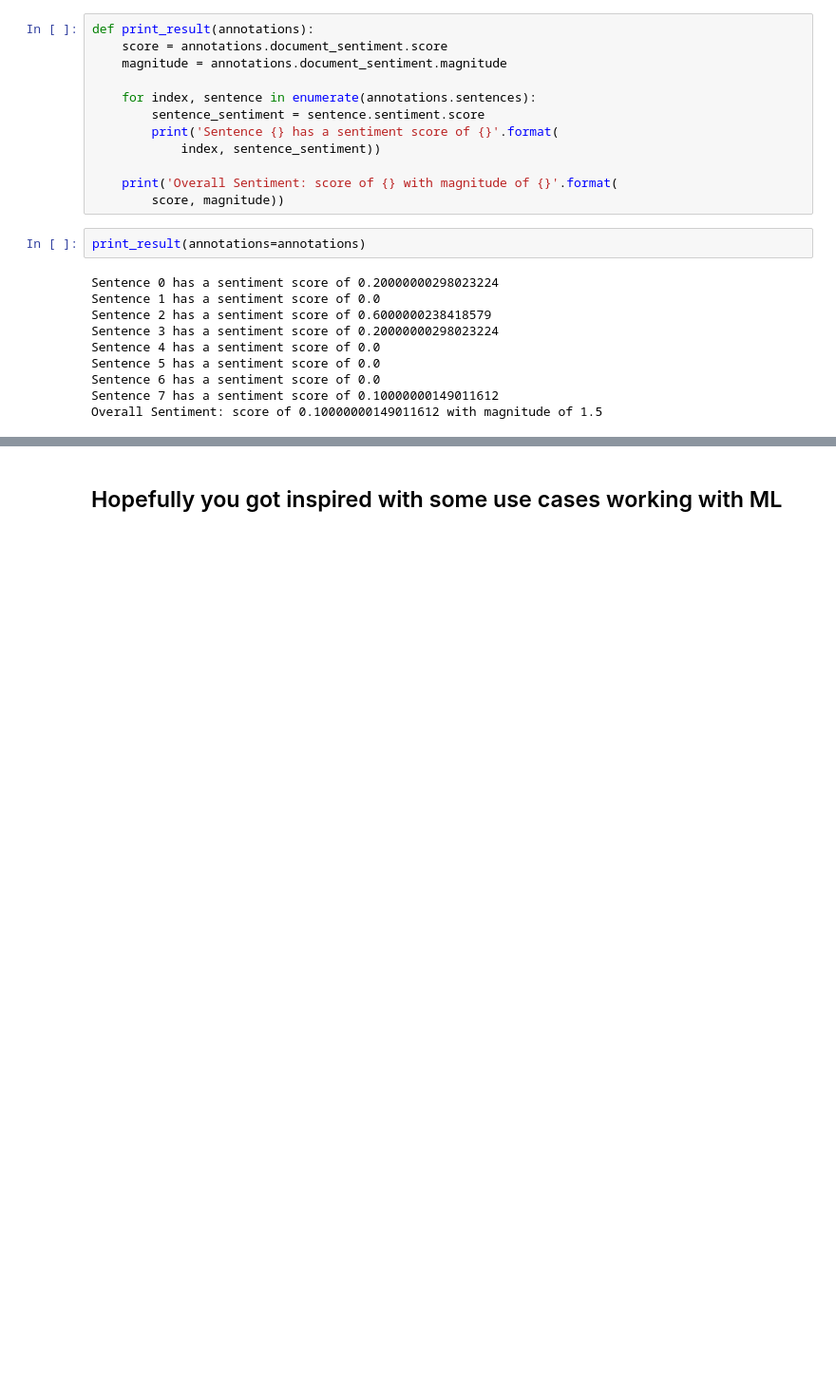
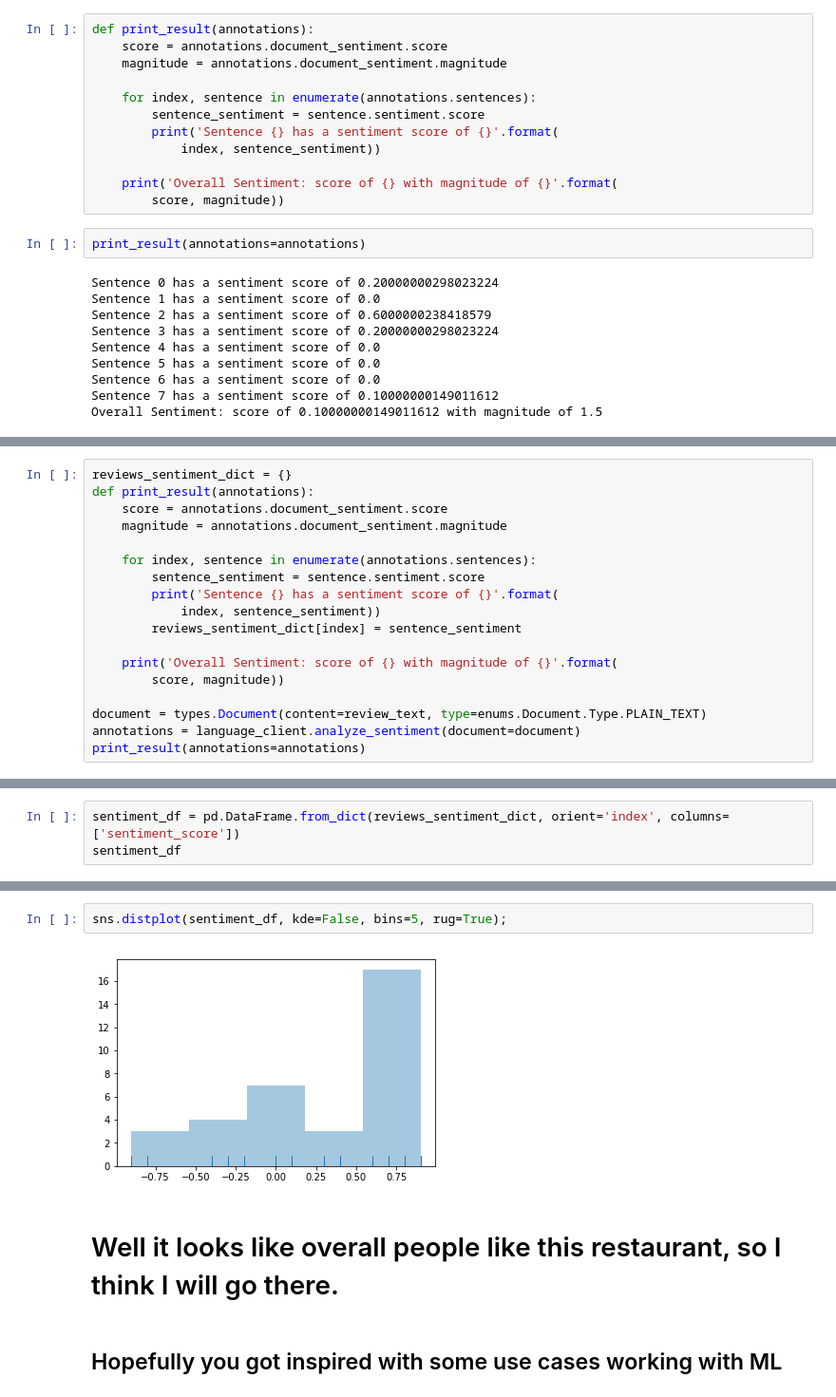
Before and after one commit to jcamier/dfw_google_vision_talk, a Jupyter notebook: dfw_google_api_ml.ipynb, the cells around one changed output, grey strips where cells are left out. Shown at 95% size. Cells and saved outputs as stored; diff of their text form; blank space fills up the shorter version.

Commit message:
add pandas df and histogram

```diff
--- a/dfw_google_api_ml.ipynb
+++ b/dfw_google_api_ml.ipynb
@@ -331,0 +479,18 @@ Overall Sentiment: score of 0.10000000149011612 with magnitude of 1.5
+# %%
+reviews_sentiment_dict = {}
+def print_result(annotations):
+    score = annotations.document_sentiment.score
+    magnitude = annotations.document_sentiment.magnitude
+
+    for index, sentence in enumerate(annotations.sentences):
+        sentence_sentiment = sentence.sentiment.score
+        print('Sentence {} has a sentiment score of {}'.format(
+            index, sentence_sentiment))
+        reviews_sentiment_dict[index] = sentence_sentiment
+
+    print('Overall Sentiment: score of {} with magnitude of {}'.format(
+        score, magnitude))
+
+document = types.Document(content=review_text, type=enums.Document.Type.PLAIN_TEXT)
+annotations = language_client.analyze_sentiment(document=document)
+print_result(annotations=annotations)
@@ -331,0 +517,3 @@ Overall Sentiment: score of 0.10000000149011612 with magnitude of 1.5
+# %%
+sentiment_df = pd.DataFrame.from_dict(reviews_sentiment_dict, orient='index', columns=['sentiment_score'])
+sentiment_df
@@ -332,2 +538,8 @@ Overall Sentiment: score of 0.10000000149011612 with magnitude of 1.5
+# %%
+sns.distplot(sentiment_df, kde=False, bins=5, rug=True);
+# %% [output]
+[figure, added]
+# %% [markdown]
+# Well it looks like overall people like this restaurant, so I think I will go there.
 # %% [markdown]
 ## Hopefully you got inspired with some use cases working with ML
```
Also changed, not shown: parts of 22 cells of this notebook, 3 other files.
